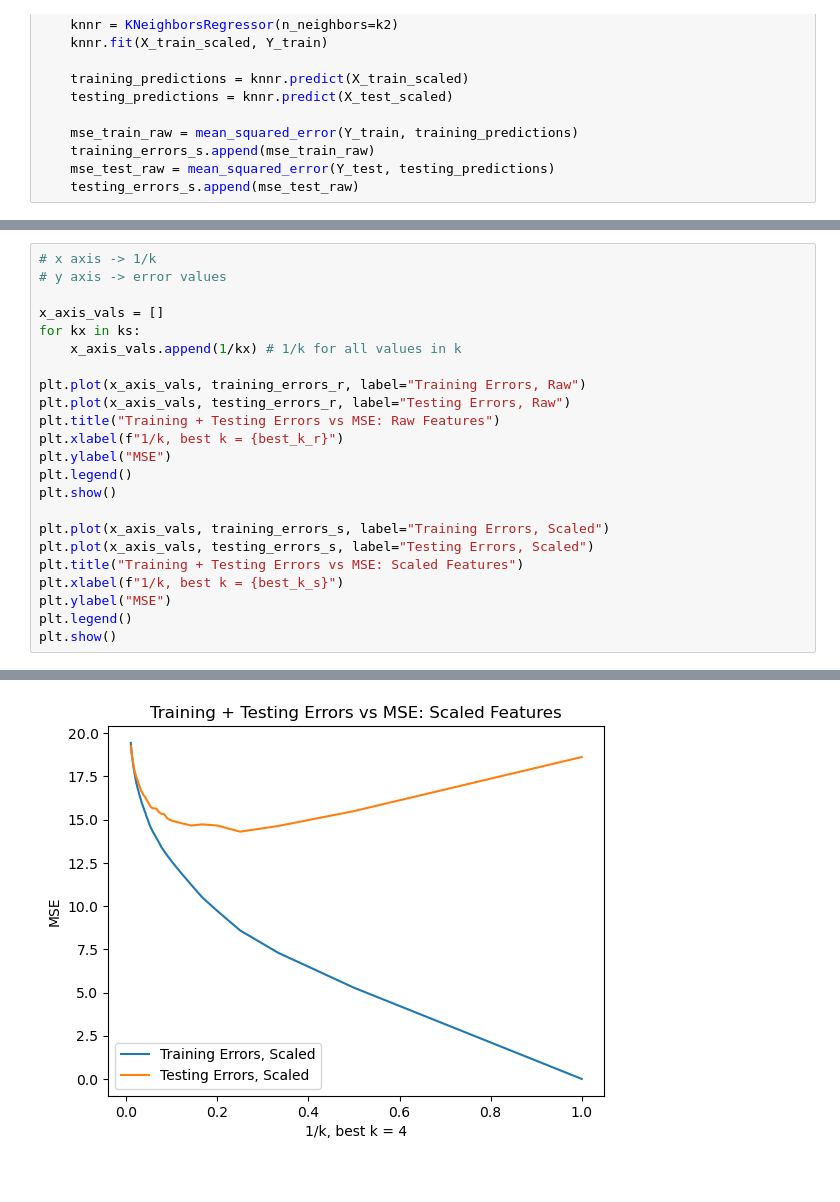
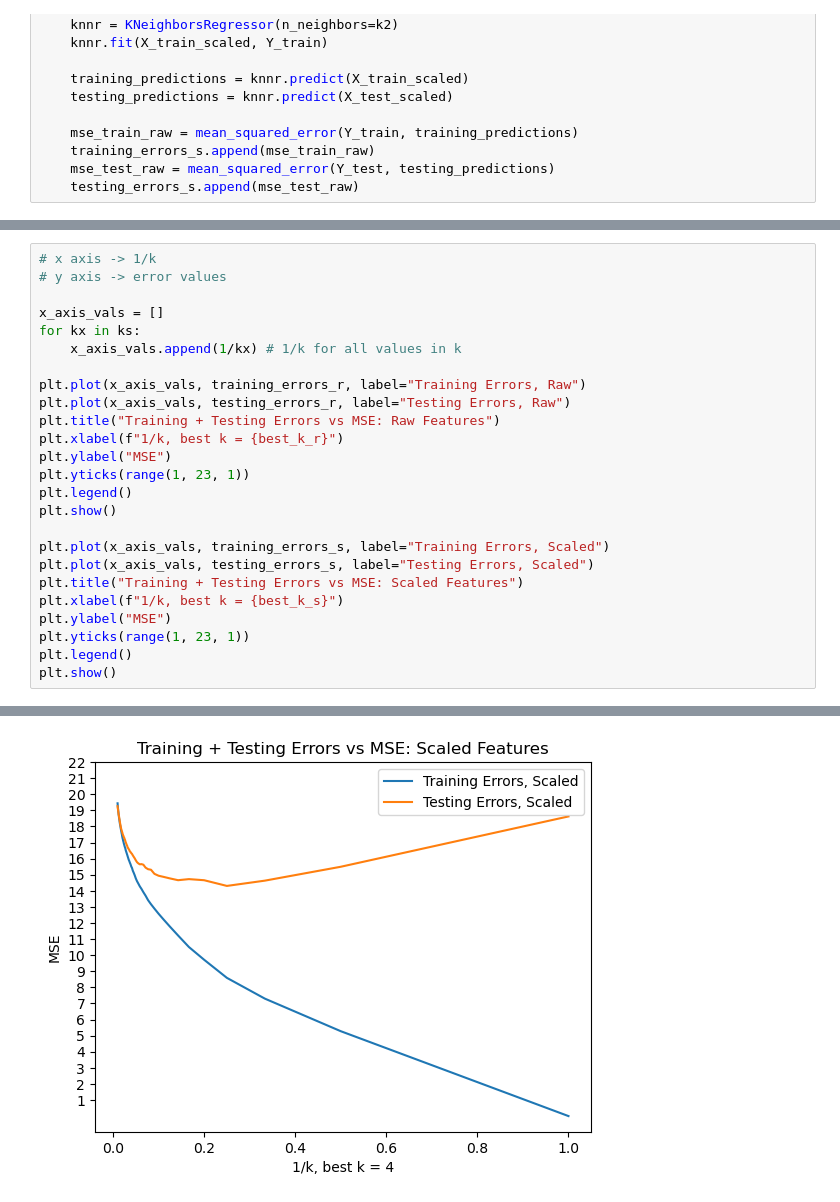
Before and after one commit to brynndafoe02/dsci552_summer2026, a Jupyter notebook: Dafoe_Brynn_HW2/notebook/Dafoe_Brynn_HW2.ipynb, the cells around one changed output, grey strips where cells are left out. Cells and saved outputs as stored; diff of their text form.

```diff
--- a/Dafoe_Brynn_HW2/notebook/Dafoe_Brynn_HW2.ipynb
+++ b/Dafoe_Brynn_HW2/notebook/Dafoe_Brynn_HW2.ipynb
@@ -592,6 +592,7 @@ plt.plot(x_axis_vals, testing_errors_r, label="Testing Errors, Raw")
 plt.title("Training + Testing Errors vs MSE: Raw Features")
 plt.xlabel(f"1/k, best k = {best_k_r}")
 plt.ylabel("MSE")
+plt.yticks(range(1, 23, 1))
 plt.legend()
 plt.show()
 
@@ -600,6 +601,7 @@ plt.plot(x_axis_vals, testing_errors_s, label="Testing Errors, Scaled")
 plt.title("Training + Testing Errors vs MSE: Scaled Features")
 plt.xlabel(f"1/k, best k = {best_k_s}")
 plt.ylabel("MSE")
+plt.yticks(range(1, 23, 1))
 plt.legend()
 plt.show()
 # %% [output]
@@ -607 +609 @@ plt.show()
-[figure, old version]
+[figure, new version]
```
Also changed, not shown: parts of 7 cells of this notebook.
